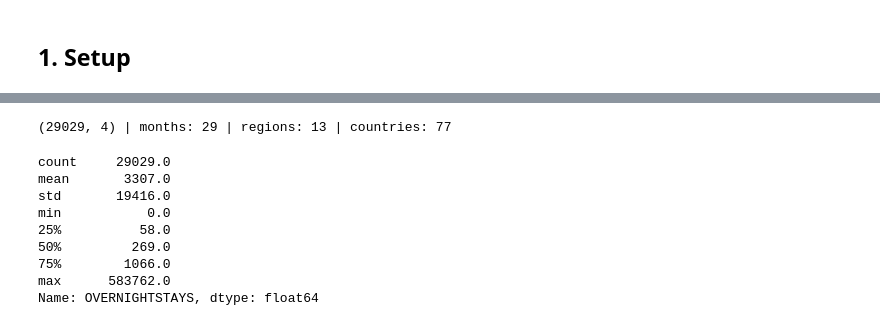
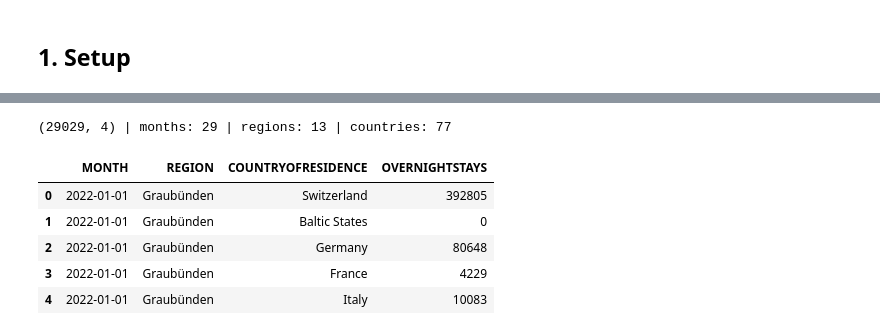
Before and after one commit to SAP-samples/sap-btp-ai-best-practices, a Jupyter notebook: best-practices/narrow-ai/RPT-1/python/rest/02_RPT-1.6_deep_context.ipynb, the cells around one changed output, grey strips where cells are left out. Saved outputs shown, nothing was run; the diff lists cells and outputs as text; code cells hidden in the pictures.

```diff
--- a/best-practices/narrow-ai/RPT-1/python/rest/02_RPT-1.6_deep_context.ipynb
+++ b/best-practices/narrow-ai/RPT-1/python/rest/02_RPT-1.6_deep_context.ipynb
@@ -41,17 +48,14 @@ _ = load_dotenv(find_dotenv(usecwd=True))
 # %%
 stays = pd.read_csv("data/OVERNIGHTSTAYS.csv", encoding="utf-8-sig")
 stays["MONTH"] = pd.to_datetime(stays["MONTH"], format="%d/%m/%Y")
 print(stays.shape, "| months:", stays["MONTH"].nunique(),
       "| regions:", stays["REGION"].nunique(), "| countries:", stays["COUNTRYOFRESIDENCE"].nunique())
-stays["OVERNIGHTSTAYS"].describe().round(0)
+stays.head()
 # %% [output]
 (29029, 4) | months: 29 | regions: 13 | countries: 77
-count     29029.0
-mean       3307.0
-std       19416.0
-min           0.0
-25%          58.0
-50%         269.0
-75%        1066.0
-max      583762.0
-Name: OVERNIGHTSTAYS, dtype: float64
+|  | MONTH | REGION | COUNTRYOFRESIDENCE | OVERNIGHTSTAYS |
+| 0 | 2022-01-01 | Graubünden | Switzerland | 392805 |
+| 1 | 2022-01-01 | Graubünden | Baltic States | 0 |
+| 2 | 2022-01-01 | Graubünden | Germany | 80648 |
+| 3 | 2022-01-01 | Graubünden | France | 4229 |
+| 4 | 2022-01-01 | Graubünden | Italy | 10083 |
```
Also changed, not shown: parts of 27 cells of this notebook.
